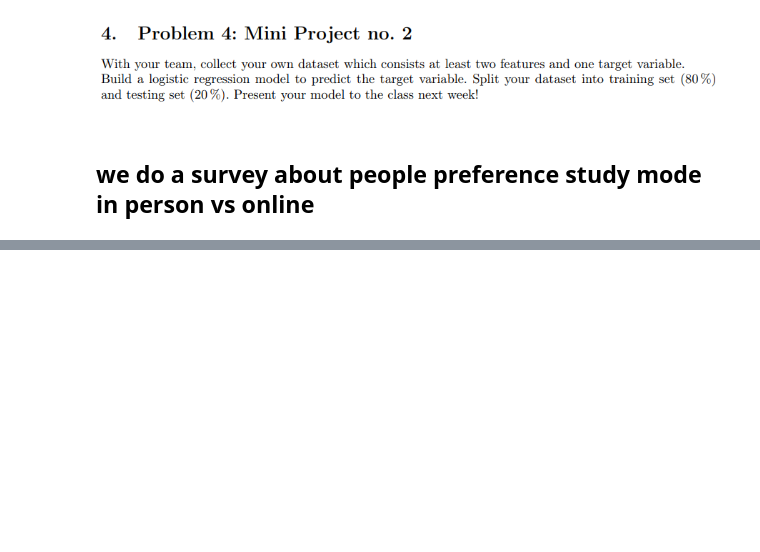
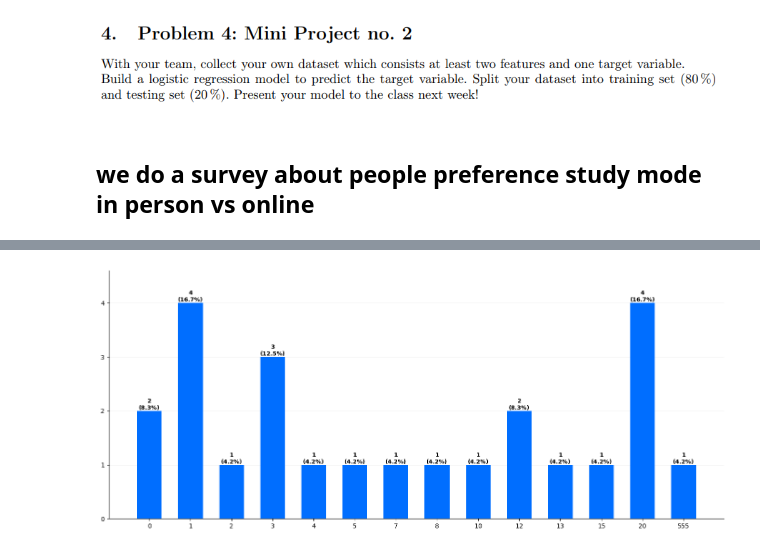
Before and after one commit to i-eat-tea/IML, a Jupyter notebook: TP3_group1/Logistic_Regrssion.ipynb, the cells around one changed output, grey strips where cells are left out. Cells and saved outputs as stored; diff of their text form; code cells hidden in the pictures; blank space fills up the shorter version.

```diff
--- a/TP3_group1/Logistic_Regrssion.ipynb
+++ b/TP3_group1/Logistic_Regrssion.ipynb
@@ -709,3 +639,42 @@ Text(0.5, 1.0, 'Distribution of Study Mode Preferences')
+# %%
+# Sample data
+categories = df['friend'].unique()  # Assuming 'friend' is the feature you want to plot
+values = df['friend'].value_counts()
+percentages = (values / values.sum() * 100).round(1)
+
+# Sort by category (already sorted in this case, but here's how to do it explicitly)
+sorted_data = sorted(zip(categories, values, percentages), key=lambda x: x[0])
+categories, values, percentages = zip(*sorted_data)
+
+fig, ax = plt.subplots(figsize=(14, 6))
+
+# Create bars
+bars = ax.bar(range(len(categories)), values, color="#006EFF", width=0.6)
+
+# Add value and percentage labels on top of bars
+for i, (bar, val, pct) in enumerate(zip(bars, values, percentages)):
+    height = bar.get_height()
+    ax.text(bar.get_x() + bar.get_width()/2., height,
+            f'{int(val)}\n({pct}%)',
+            ha='center', va='bottom', fontsize=9, fontweight='bold')
+
+# Customize the chart
+ax.set_xlabel('')
+ax.set_ylabel('')
+ax.set_xticks(range(len(categories)))
+ax.set_xticklabels(categories)
+ax.set_ylim(0, max(values) * 1.15)
+ax.grid(axis='y', alpha=0.3, linestyle='-', linewidth=0.5)
+ax.set_axisbelow(True)
+
+# Style
+ax.spines['top'].set_visible(False)
+ax.spines['right'].set_visible(False)
+
+plt.tight_layout()
+plt.show()
+# %% [output]
+[figure, added]
 # %%
 def random_oversample(X_minority, n_samples, noise_scale=0.05):
     synthetic = []
```
Also changed, not shown: parts of 16 cells of this notebook, 1 other file.
